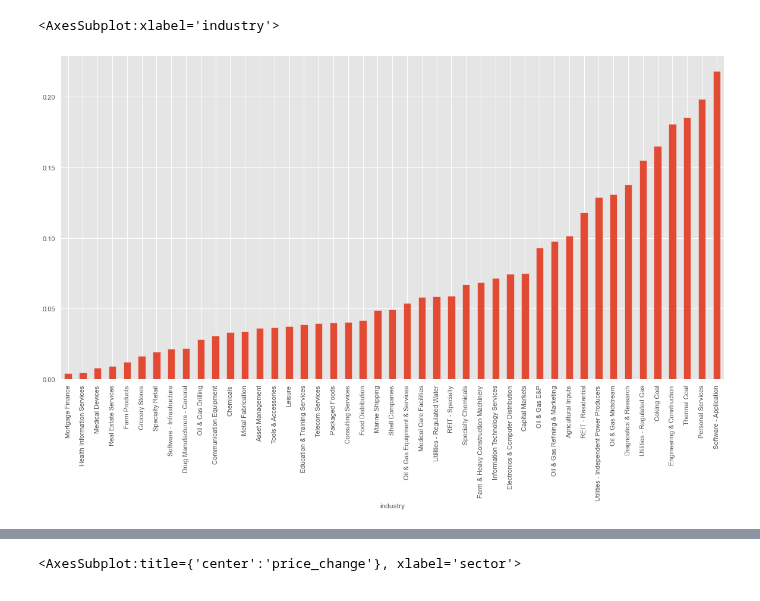
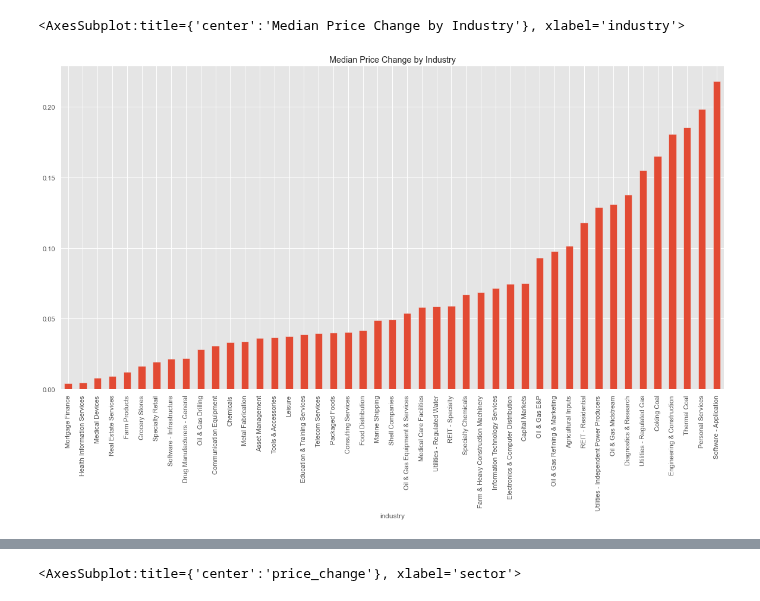
Before and after one commit to laimis/stock-screener-reports, a Jupyter notebook: src/FinvizScraper.Analysis/new_highs_analysis.ipynb, the cells around one changed output, grey strips where cells are left out. Cells and saved outputs as stored; diff of their text form; code cells hidden in the pictures.

Commit message:
update all time high analysis

```diff
--- a/src/FinvizScraper.Analysis/new_highs_analysis.ipynb
+++ b/src/FinvizScraper.Analysis/new_highs_analysis.ipynb
@@ -7,8 +7,6 @@ sns.set(style="whitegrid")
 
 plt.style.use('ggplot')
 plt.rcParams['figure.figsize'] = (12, 8)
-
-plt.rcParams['figure.figsize'] = [20, 10]
 # %%
 df = pd.read_csv("input.csv")
 df.head()
@@ -34,4 +50,6 @@ df.head()
 # %%
+# calculate some of the values and put it into new dataframe for analysis
+
 groupedByTicker = df.groupby("ticker")
 
 df["number_of_appearances"] = groupedByTicker["date"].transform("count")
@@ -41,4 +59,4 @@ df["earliest_date"] = groupedByTicker["date"].transform("min")
 df["latest_date"] = groupedByTicker["date"].transform("max")
 df["price_change"] = (df["max_price"] - df["min_price"]) / df["min_price"]
 
-new_highs_with_p_clean = df[df["price_change"] > 0].groupby("ticker").first()
+new_highs_with_p_clean = df[df["price_change"] > 0].groupby("ticker").first().reset_index()
@@ -76,5 +116,5 @@ Negative expected value if we were to just blindly trade this strategy.
 # %%
-new_highs_with_p_clean.groupby("industry")["price_change"].median().sort_values().plot(kind="bar")
+new_highs_with_p_clean.groupby("industry")["price_change"].median().sort_values().plot(kind="bar", title="Median Price Change by Industry")
 # %% [output]
-<AxesSubplot:xlabel='industry'>
+<AxesSubplot:title={'center':'Median Price Change by Industry'}, xlabel='industry'>
-[figure, old version]
+[figure, new version]
```
Also changed, not shown: parts of 12 cells of this notebook.
